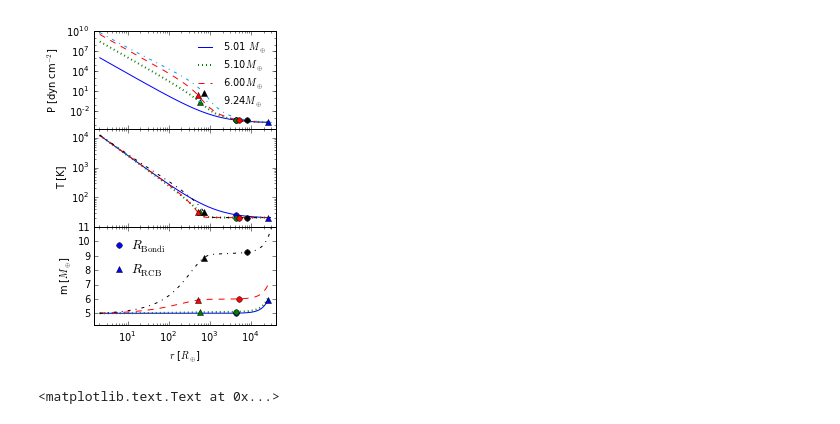
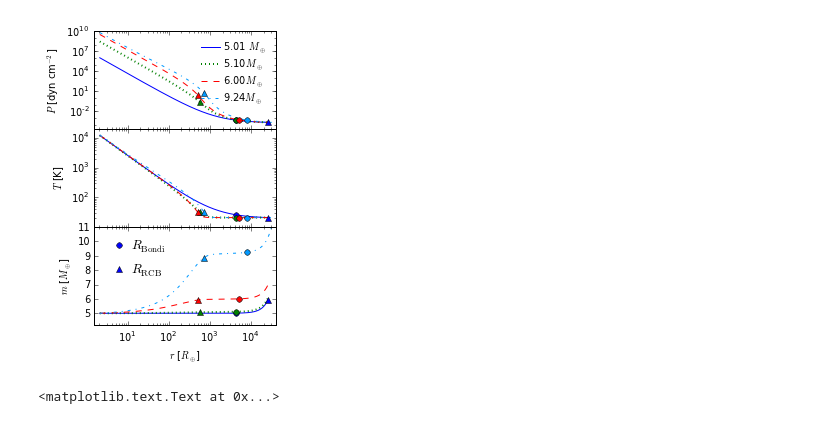
Before and after one commit to apiso/core_accretion, a Jupyter notebook: python/RadSGPoly/plots_poster.ipynb, the cells around one changed output. Drawn from its saved outputs; the diff is of its cells as text; code cells hidden in the pictures.

```diff
--- a/python/RadSGPoly/plots_poster.ipynb
+++ b/python/RadSGPoly/plots_poster.ipynb
@@ -110,59 +110,59 @@ ax1.loglog(r4, P4, color = '#0099ff', linestyle = '-.', label = str(MB4)[:4] + r
 ax1.semilogx(RB1, PB1, '.', ms = 10, color = 'blue')
 ax1.semilogx(RB2, PB2, '.', ms = 10, color = 'green')
 ax1.semilogx(RB3, PB3, '.', ms = 10, color = 'red')
-ax1.semilogx(RB4, PB4, '.', ms = 10, color = 'black')
+ax1.semilogx(RB4, PB4, '.', ms = 10, color = '#0099ff')
 ax1.semilogx(rcb1, Pcb1, '^', ms = 5, color = 'blue')
 ax1.semilogx(rcb2, Pcb2, '^', ms = 5, color = 'green')
 ax1.semilogx(rcb3, Pcb3, '^', ms = 5, color = 'red')
-ax1.semilogx(rcb4, Pcb4, '^', ms = 5, color = 'black')
-ax1.set_ylabel(r'P [dyn cm$^{-2}$]')
+ax1.semilogx(rcb4, Pcb4, '^', ms = 5, color = '#0099ff')
+ax1.set_ylabel(r'$P$ [dyn cm$^{-2}$]')
 ax1.yaxis.set_ticks([10**(-2), 10, 10**4, 10**7, 10**10])
 #ax1.set_title(r'$a=60\mathrm{AU}$, $M_c=5 M_{\oplus}$')
-ax1.legend(prop = {'size':10}, frameon = False, labelspacing = 0.2)
+ax1.legend(prop = {'size':10}, frameon = False, labelspacing = 0.1, handletextpad = 0, handlelength = 2.5)
 ax1.set_xlim(1.5, 4 * 10**4)
 ax1.set_ylim(ymin = 2 * 10**(-5))
 
 ax2.loglog(r1, T1, color = 'blue')
 ax2.loglog(r2, T2, color = 'green', linestyle = ':', linewidth = 2)
 ax2.loglog(r3, T3, color = 'red', linestyle = '--')
-ax2.loglog(r4, T4, color = 'black', linestyle = '-.')
+ax2.loglog(r4, T4, color = '#0099ff', linestyle = '-.')
 ax2.semilogx(RB1, TB1, '.', ms = 10, color = 'blue')
 ax2.semilogx(RB2, TB2, '.', ms = 10, color = 'green')
 ax2.semilogx(RB3, TB3, '.', ms = 10, color = 'red')
-ax2.semilogx(RB4, TB4, '.', ms = 10, color = 'black')
+ax2.semilogx(RB4, TB4, '.', ms = 10, color = '#0099ff')
 ax2.semilogx(rcb1, Tcb1, '^', ms = 5, color = 'blue')
 ax2.semilogx(rcb2, Tcb2, '^', ms = 5, color = 'green')
 ax2.semilogx(rcb3, Tcb3, '^', ms = 5, color = 'red')
-ax2.semilogx(rcb4, Tcb4, '^', ms = 5, color = 'black')
+ax2.semilogx(rcb4, Tcb4, '^', ms = 5, color = '#0099ff')
 ax2.set_ylim(10, 2 * 10**4)
-ax2.set_ylabel(r'T [K]')
+ax2.set_ylabel(r'$T$ [K]')
 ax2.yaxis.set_ticks([10**2, 10**3, 10**4])
 #ax2.yaxis.set_ticks([10**(-2), 10, 10**4, 10**7, 10**10])
 ax3.semilogx(r1, m1, color = 'blue')
 ax3.semilogx(r2, m2, color = 'green', linestyle = ':', linewidth = 2)
 ax3.semilogx(r3, m3, color = 'red', linestyle = '--')
-ax3.semilogx(r4, m4, color = 'black', linestyle = '-.')
+ax3.semilogx(r4, m4, color = '#0099ff', linestyle = '-.')
 ax3.semilogx(RB1, MB1, '.', ms = 10, color = 'blue', label = r'$R_{\mathrm{Bondi}}$')
 ax3.semilogx(RB2, MB2, '.', ms = 10, color = 'green')
 ax3.semilogx(RB3, MB3, '.', ms = 10, color = 'red')
-ax3.semilogx(RB4, MB4, '.', ms = 10, color = 'black')
+ax3.semilogx(RB4, MB4, '.', ms = 10, color = '#0099ff')
 ax3.semilogx(rcb1, Mcb1, '^', ms = 5, color = 'blue', label = r'$R_{\mathrm{RCB}}$')
 ax3.semilogx(rcb2, Mcb2, '^', ms = 5, color = 'green')
 ax3.semilogx(rcb3, Mcb3, '^', ms = 5, color = 'red')
-ax3.semilogx(rcb4, Mcb4, '^', ms = 5, color = 'black')
+ax3.semilogx(rcb4, Mcb4, '^', ms = 5, color = '#0099ff')
 #ax3.yaxis.set_ticks([4, 6, 8, 10])
 ax3.set_ylim(4.2, 11.0)
-ax3.set_ylabel(r'm [$M_{\oplus}$]')
+ax3.set_ylabel(r'$m$ [$M_{\oplus}$]')
 ax3.set_xlabel(r'$r$ [$R_{\oplus}$]')
 ax3.legend(loc = 2, prop = {'size':13}, frameon = False, numpoints = 1, handletextpad = 0)
 
 plt.tight_layout()
 f.subplots_adjust(hspace=0)
 
 
-#plt.savefig(userpath + '/figs/ModelAtmospheres/RadSelfGravPoly/Profiles/' + filename)
+plt.savefig(userpath + '/figs/ModelAtmospheres/RadSelfGravPoly/Profiles/' + filename)
 # %% [output]
-[figure, old version]
+[figure, new version]
 # %%
 f, (ax2) = plt.subplots(1, sharex=True, figsize = (3.5, 2.5))
 
```
Also changed, not shown: parts of 3 cells of this notebook, 14 other files.
